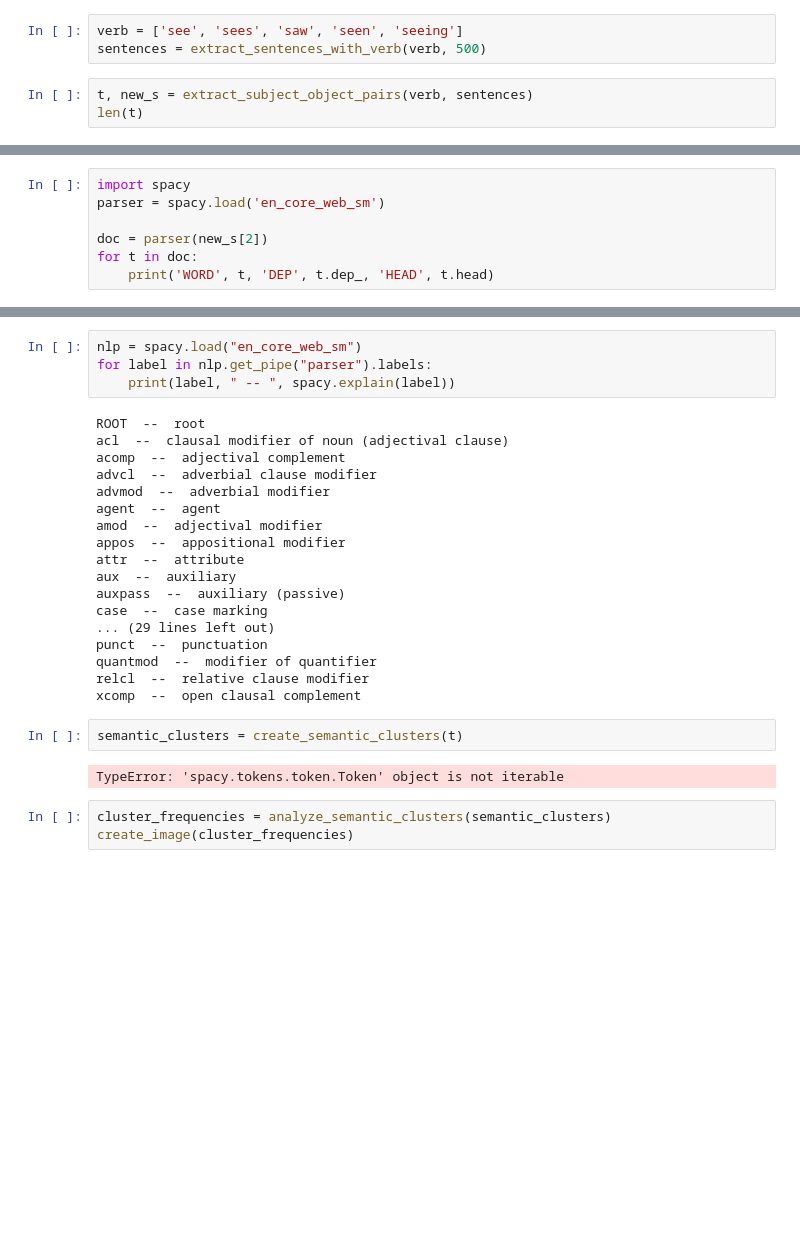
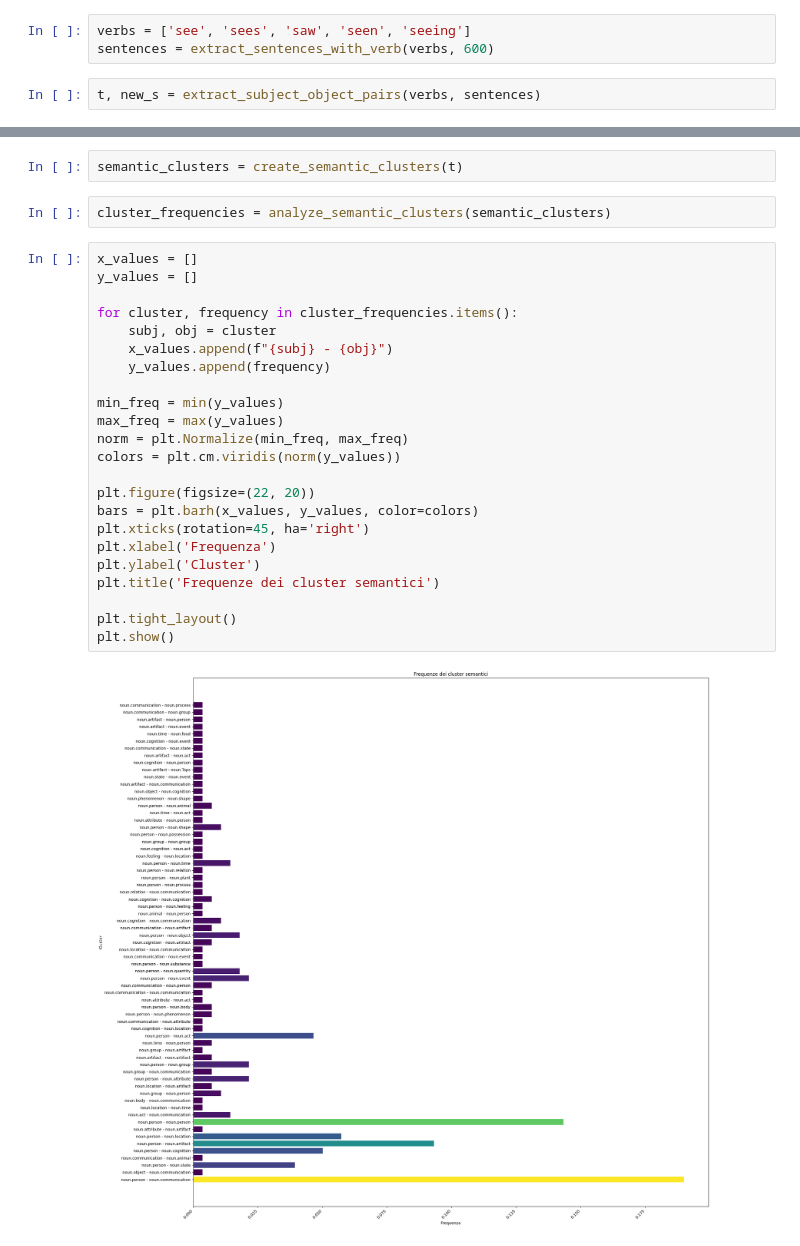
Before and after one commit to frumgiu/UniTO, a Jupyter notebook: EsercizioTre/hanks_lab.ipynb, the cells around one changed output, grey strips where cells are left out. Saved outputs shown, nothing was run; the diff lists cells and outputs as text; blank space fills up the shorter version.

```diff
--- a/EsercizioTre/hanks_lab.ipynb
+++ b/EsercizioTre/hanks_lab.ipynb
@@ -3,6 +4,5 @@ from esercizio import extract_sentences_with_verb, extract_subject_object_pairs,
 # %%
-verb = ['see', 'sees', 'saw', 'seen', 'seeing']
-sentences = extract_sentences_with_verb(verb, 500)
+verbs = ['see', 'sees', 'saw', 'seen', 'seeing']
+sentences = extract_sentences_with_verb(verbs, 600)
 # %%
-t, new_s = extract_subject_object_pairs(verb, sentences)
-len(t)
+t, new_s = extract_subject_object_pairs(verbs, sentences)
@@ -15,7 +8,0 @@ len(new_s)
-# %%
-import spacy
-parser = spacy.load('en_core_web_sm')
-
-doc = parser(new_s[2])
-for t in doc:
-    print('WORD', t, 'DEP', t.dep_, 'HEAD', t.head)
@@ -40,29 +9,29 @@ WORD . DEP punct HEAD has
-# %%
-nlp = spacy.load("en_core_web_sm")
-for label in nlp.get_pipe("parser").labels:
-    print(label, " -- ", spacy.explain(label))
-# %% [output]
-ROOT  --  root
-acl  --  clausal modifier of noun (adjectival clause)
-acomp  --  adjectival complement
-advcl  --  adverbial clause modifier
-advmod  --  adverbial modifier
-agent  --  agent
-amod  --  adjectival modifier
-appos  --  appositional modifier
-attr  --  attribute
-aux  --  auxiliary
-auxpass  --  auxiliary (passive)
-case  --  case marking
-... (29 lines left out)
-punct  --  punctuation
-quantmod  --  modifier of quantifier
-relcl  --  relative clause modifier
-xcomp  --  open clausal complement
 # %%
 semantic_clusters = create_semantic_clusters(t)
-# %% [output]
-TypeError: 'spacy.tokens.token.Token' object is not iterable
 # %%
 cluster_frequencies = analyze_semantic_clusters(semantic_clusters)
-create_image(cluster_frequencies)
+# %%
+x_values = []
+y_values = []
+
+for cluster, frequency in cluster_frequencies.items():
+    subj, obj = cluster
+    x_values.append(f"{subj} - {obj}")
+    y_values.append(frequency)
+
+min_freq = min(y_values)
+max_freq = max(y_values)
+norm = plt.Normalize(min_freq, max_freq)
+colors = plt.cm.viridis(norm(y_values))
+
+plt.figure(figsize=(22, 20))
+bars = plt.barh(x_values, y_values, color=colors)
+plt.xticks(rotation=45, ha='right')
+plt.xlabel('Frequenza')
+plt.ylabel('Cluster')
+plt.title('Frequenze dei cluster semantici')
+
+plt.tight_layout()
+plt.show()
+# %% [output]
+[figure, added]
```
Also changed, not shown: parts of 4 cells of this notebook, 1 other file.
